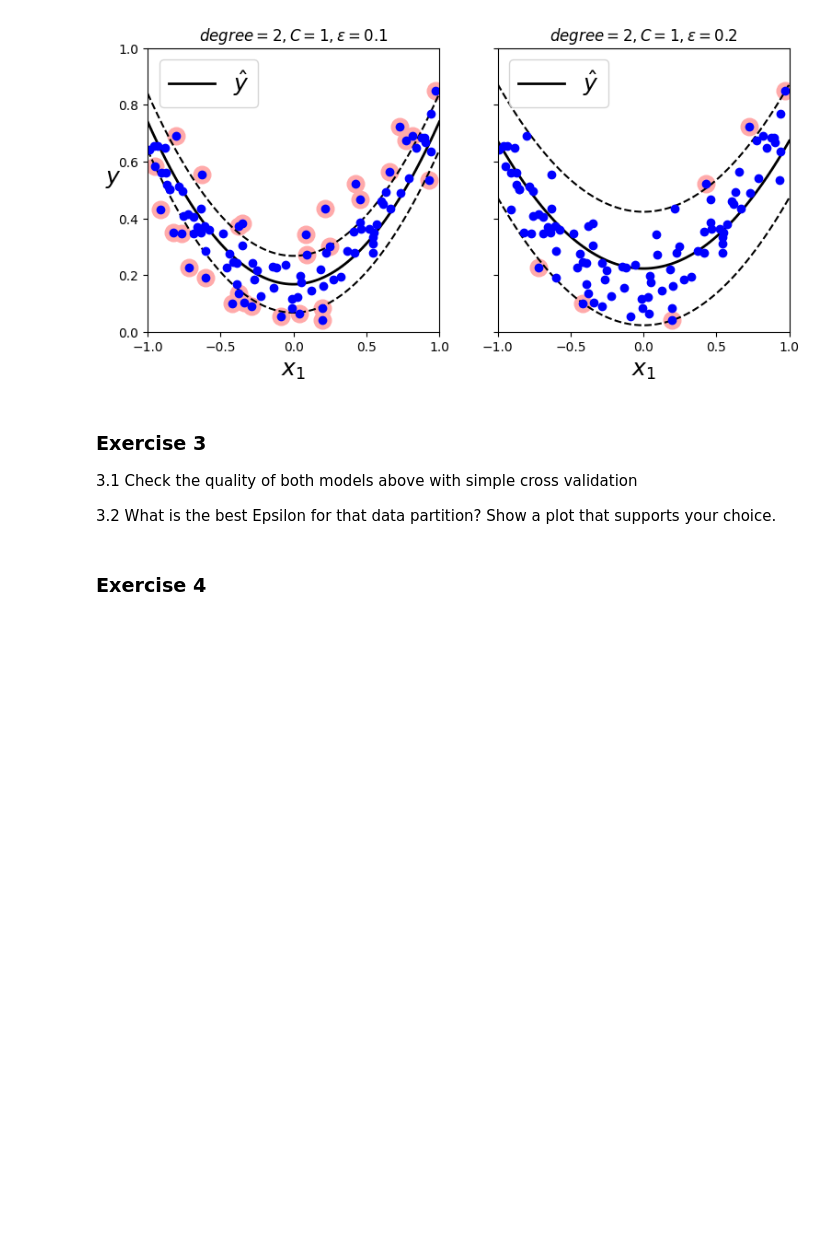
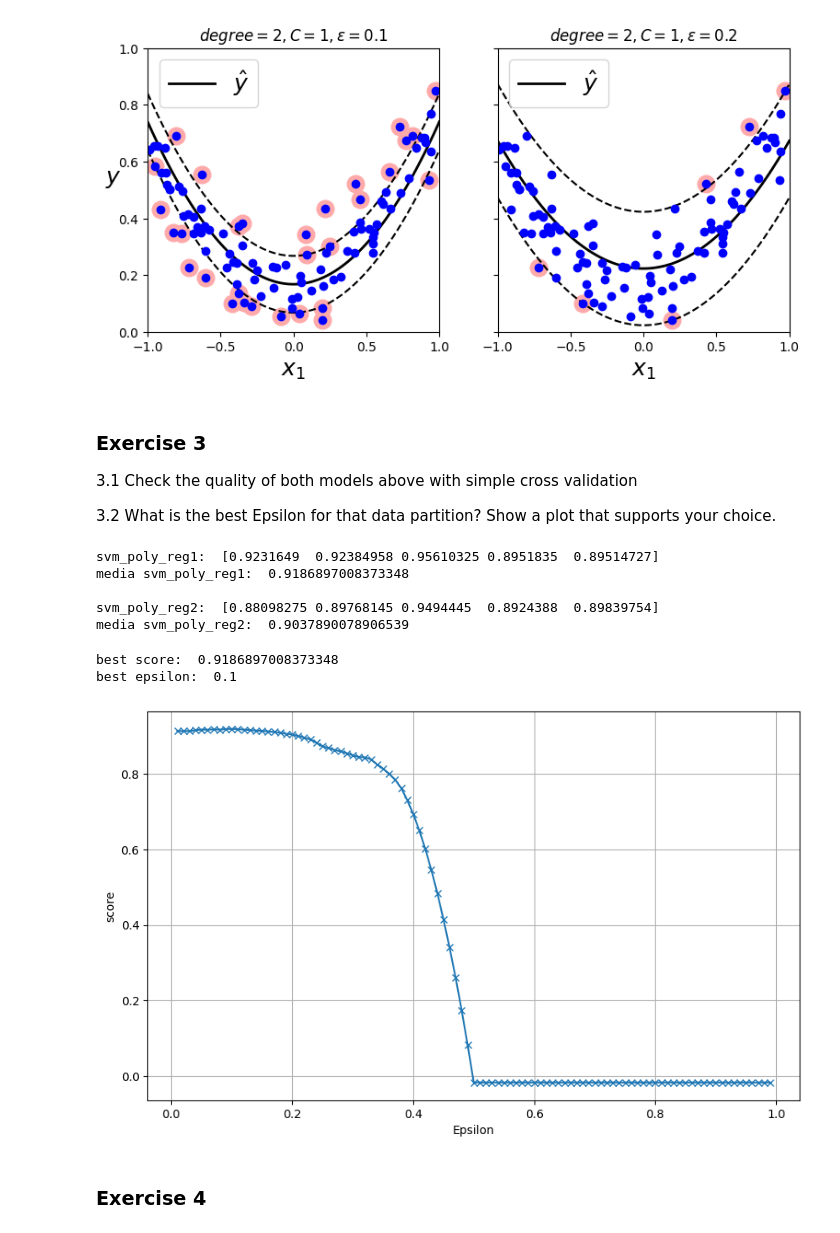
Before and after one commit to 4Sparkz/EC, a Jupyter notebook: TP07/EC_2324_TP07.ipynb, the cells around one changed output. Drawn from its saved outputs; the diff is of its cells as text; code cells hidden in the pictures; blank space fills up the shorter version.

```diff
--- a/TP07/EC_2324_TP07.ipynb
+++ b/TP07/EC_2324_TP07.ipynb
@@ -732,3 +837,54 @@ def present_reg_statistics(y_test, preds):
+# %%
+#Start here for exercise 3.1
+
+from sklearn.model_selection import cross_val_score
+
+scores = cross_val_score(svm_poly_reg1, X, y)
+print("svm_poly_reg1: " , scores)
+print("media svm_poly_reg1: " ,scores.mean(), "\n")
+
+
+scores = cross_val_score(svm_poly_reg2, X, y)
+print("svm_poly_reg2: " , scores)
+print("media svm_poly_reg2: " ,scores.mean())
+# %% [output]
+svm_poly_reg1:  [0.9231649  0.92384958 0.95610325 0.8951835  0.89514727]
+media svm_poly_reg1:  0.9186897008373348
+
+svm_poly_reg2:  [0.88098275 0.89768145 0.9494445  0.8924388  0.89839754]
+media svm_poly_reg2:  0.9037890078906539
+# %%
+#Exercise 3.2
+bestEp = -1
+bestScore = -1
+
+resultados =[]
+eixoX = [*range(1,100)]
+eixoX = [x /100 for x in eixoX]
+# de 0.01 a 10.00
+for i in range(1, 100):
+    i = i/100
+    svm_poly_regI = SVR(kernel="poly", degree=2, C=1, epsilon=i, gamma="scale")
+    svm_poly_regI = svm_poly_regI.fit(X, y)
+    score = cross_val_score(svm_poly_regI, X, y).mean()
+    resultados.append(score)
+    if(score > bestScore):
+        bestScore = score
+        bestEp = i
+
+print("best score: ", bestScore)
+print("best epsilon: ", bestEp)
+
+plt.figure(figsize=(10,6))
+plt.plot(eixoX, resultados, label='Mean test score', marker='x')
+plt.xlabel('Epsilon')
+plt.ylabel('score')
+plt.grid(True)
+plt.show()
+# %% [output]
+best score:  0.9186897008373348
+best epsilon:  0.1
+[figure, added]
 # %% [markdown]
 ### Exercise 4
 # %% [markdown]
```
Also changed, not shown: parts of 6 cells of this notebook.
